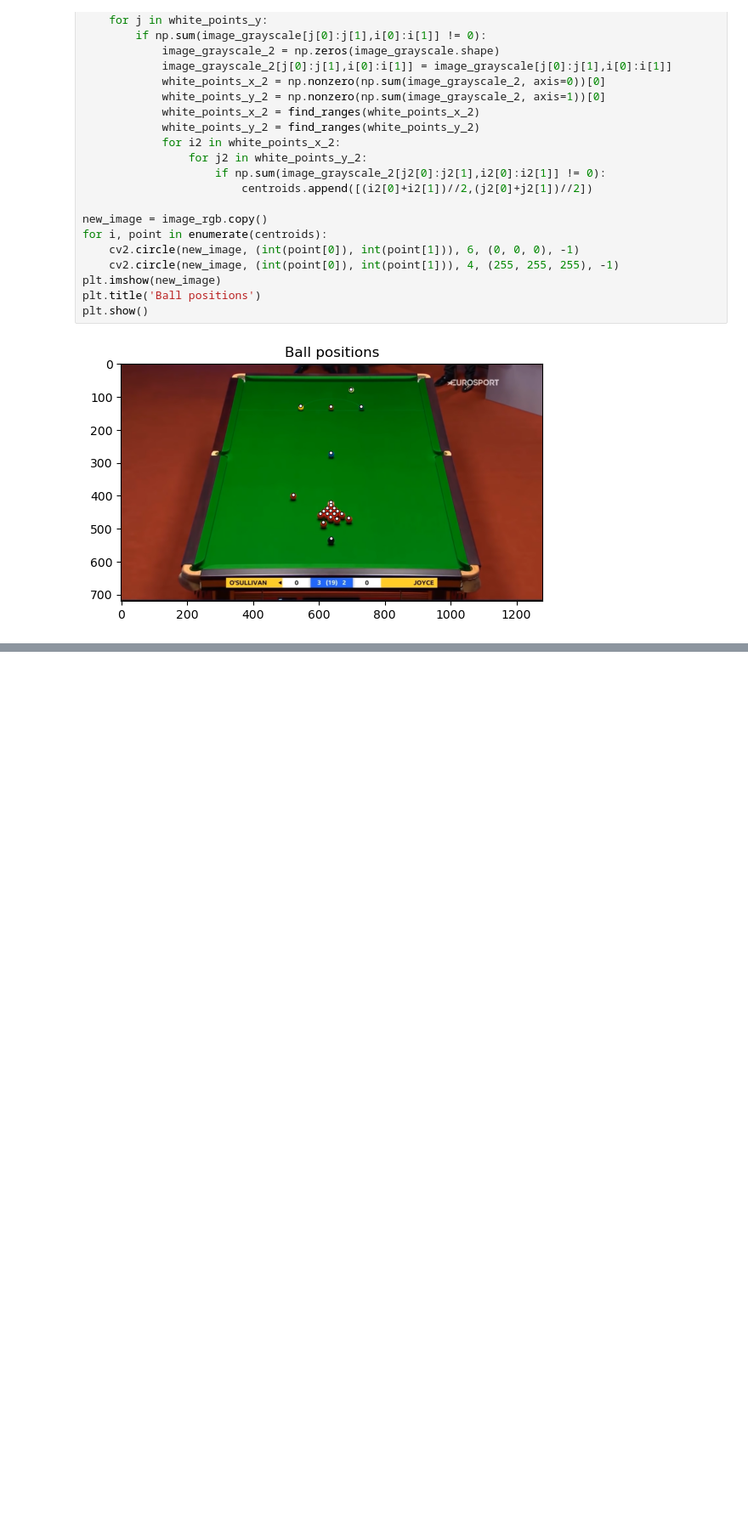
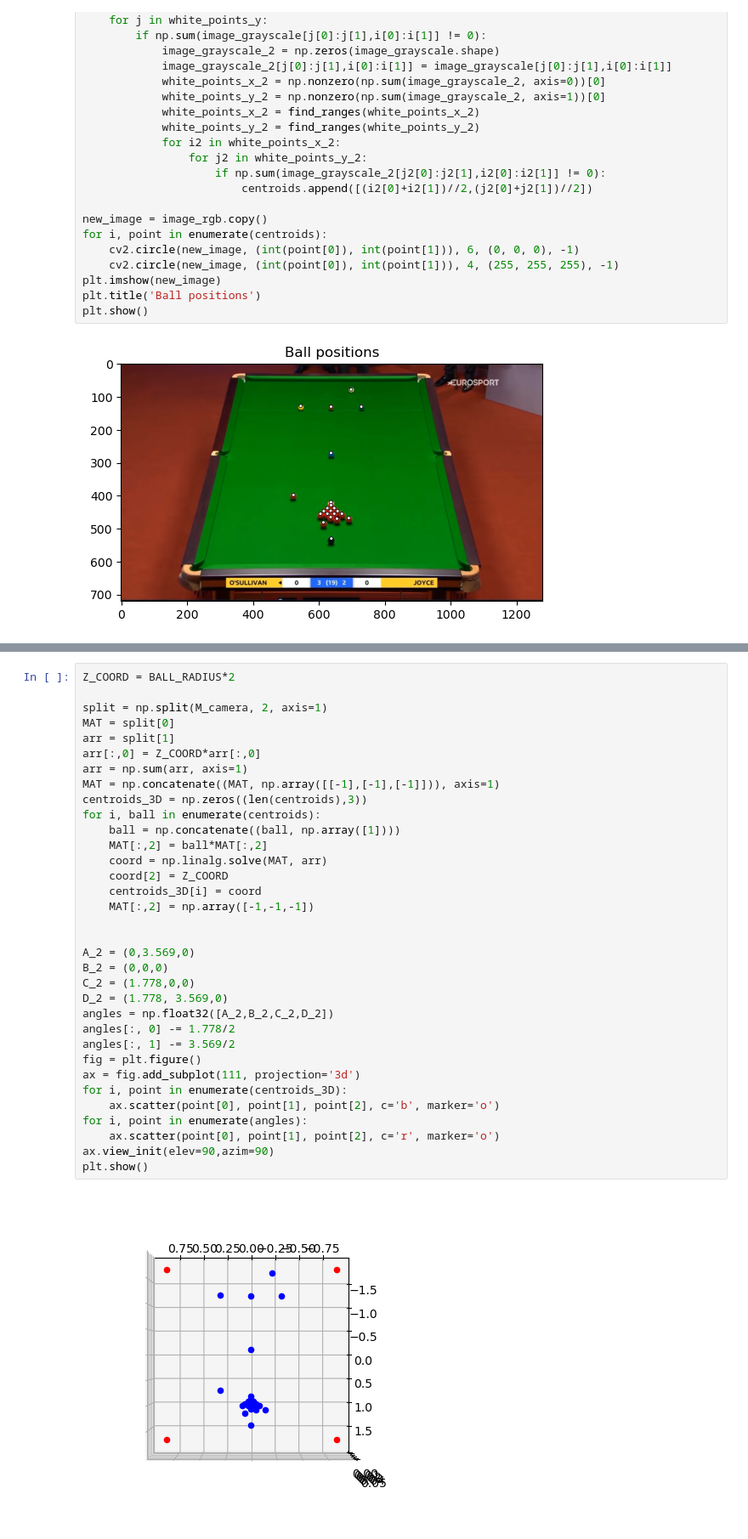
Before and after one commit to SamuelCorecco/Computer_Vision_Project, a Jupyter notebook: Task2.ipynb, the cells around one changed output, grey strips where cells are left out. Shown at 85% size. Cells and saved outputs as stored; diff of their text form; blank space fills up the shorter version.

```diff
--- a/Task2.ipynb
+++ b/Task2.ipynb
@@ -824,0 +858,36 @@ plt.show()
+# %%
+Z_COORD = BALL_RADIUS*2
+
+split = np.split(M_camera, 2, axis=1)
+MAT = split[0]
+arr = split[1]
+arr[:,0] = Z_COORD*arr[:,0]
+arr = np.sum(arr, axis=1)
+MAT = np.concatenate((MAT, np.array([[-1],[-1],[-1]])), axis=1)
+centroids_3D = np.zeros((len(centroids),3))
+for i, ball in enumerate(centroids):
+    ball = np.concatenate((ball, np.array([1])))
+    MAT[:,2] = ball*MAT[:,2]
+    coord = np.linalg.solve(MAT, arr)
+    coord[2] = Z_COORD
+    centroids_3D[i] = coord
+    MAT[:,2] = np.array([-1,-1,-1])
+
+
+A_2 = (0,3.569,0)
+B_2 = (0,0,0)
+C_2 = (1.778,0,0)
+D_2 = (1.778, 3.569,0)
+angles = np.float32([A_2,B_2,C_2,D_2])
+angles[:, 0] -= 1.778/2
+angles[:, 1] -= 3.569/2
+fig = plt.figure()
+ax = fig.add_subplot(111, projection='3d')
+for i, point in enumerate(centroids_3D):
+    ax.scatter(point[0], point[1], point[2], c='b', marker='o')
+for i, point in enumerate(angles):
+    ax.scatter(point[0], point[1], point[2], c='r', marker='o')
+ax.view_init(elev=90,azim=90)
+plt.show()
+# %% [output]
+[figure, added]
```
Also changed, not shown: parts of 2 cells of this notebook.
